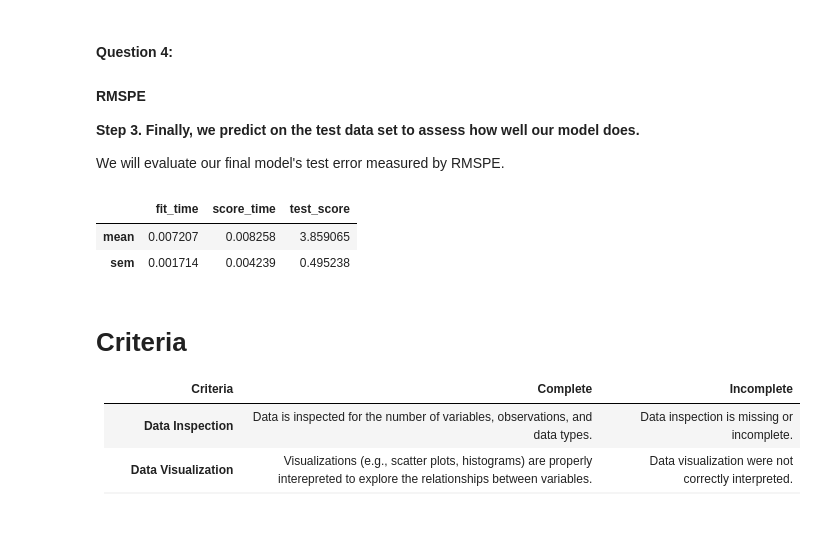
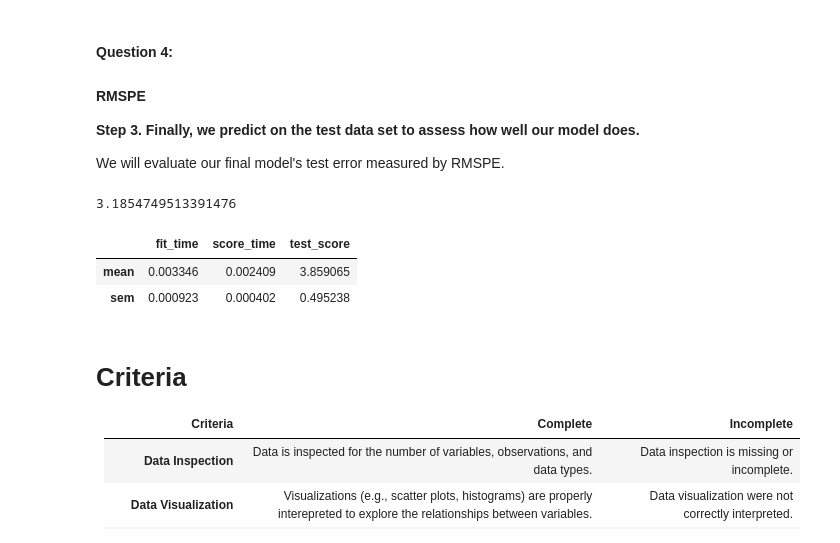
Before and after one commit to Sreeshap01/LCR, a Jupyter notebook: 02_activities/assignments/assignment_2.ipynb, the cells around one changed output. Cells and saved outputs as stored; diff of their text form; code cells hidden in the pictures.

```diff
--- a/02_activities/assignments/assignment_2.ipynb
+++ b/02_activities/assignments/assignment_2.ipynb
@@ -211,33 +211,43 @@ We will evaluate our final model's test error measured by RMSPE.
 # %%
 # Your code here ...
 # predict the response on the test data
 mpg_data_test["predicted"] = lm.predict(mpg_data_test[feature_names])
 #lm.coef_
 
-# cross validate using 5 folds and neg_root_mean_squared_error
+# calculate the RMSPE on the test data
+lm_test_RMSPE = mean_squared_error(
+    y_true=mpg_data_test["mpg"],
+    y_pred=mpg_data_test["predicted"]
+)**(1/2)
+
+# RMPSE on the test data
+print(lm_test_RMSPE)
+
+# cross validate the whole dataset using 5 folds and neg_root_mean_squared_error
 returned_dictionary = cross_validate(
     estimator=lm,
     cv = 5,
     X = mpg_data[feature_names],
     y = mpg_data[["mpg"]],
     scoring = "neg_root_mean_squared_error"
 )
 
 # assign the returned dictionary to a pd dataframe
 cv_5_df = pd.DataFrame(returned_dictionary)
 #cv_5_df
 
 # convert the testscores to positive values
 cv_5_df["test_score"] = cv_5_df["test_score"].abs()
 #cv_5_df
 
 # aggregrate the results of five folds to get the mean RMSPE and standard error
 cv_5_metrics = cv_5_df.agg(["mean", "sem"])
 cv_5_metrics
 # %% [output]
+3.1854749513391476
 |  | fit_time | score_time | test_score |
-| mean | 0.007207 | 0.008258 | 3.859065 |
-| sem | 0.001714 | 0.004239 | 0.495238 |
+| mean | 0.003346 | 0.002409 | 3.859065 |
+| sem | 0.000923 | 0.000402 | 0.495238 |
 # %% [markdown]
 # Criteria
 
```
